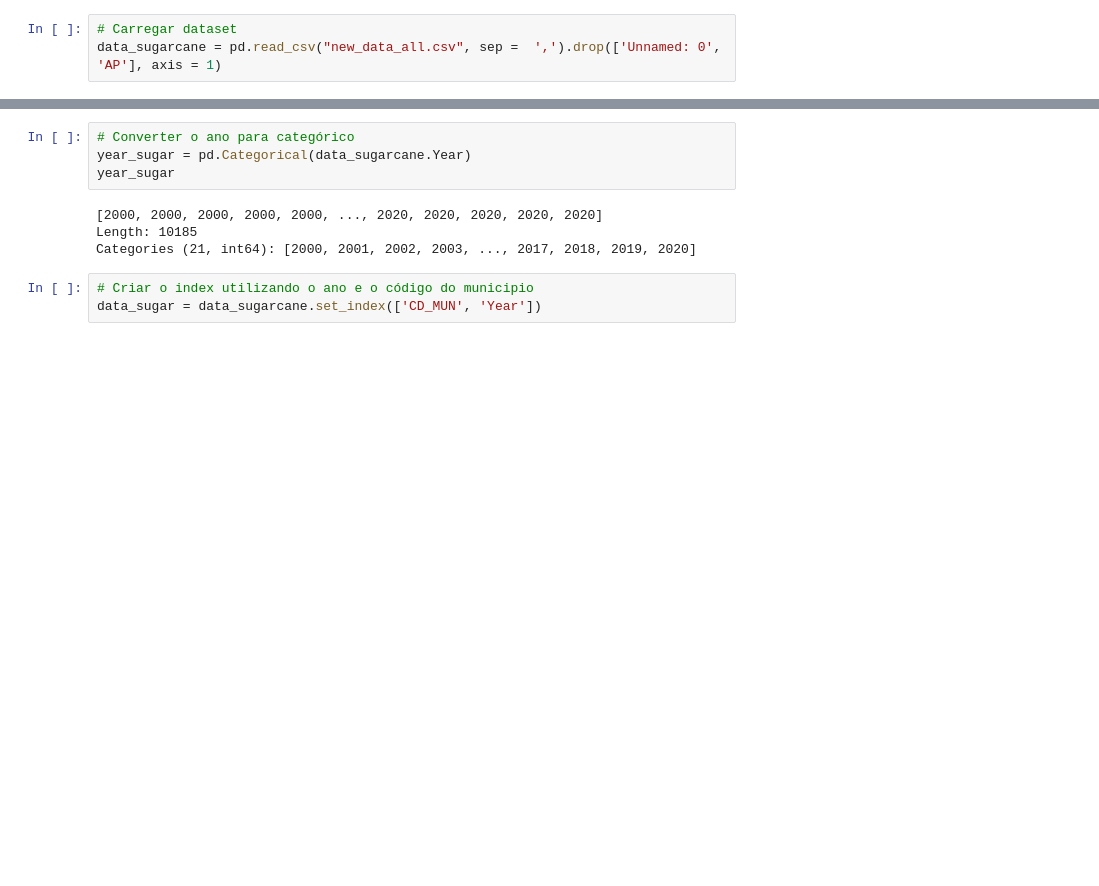
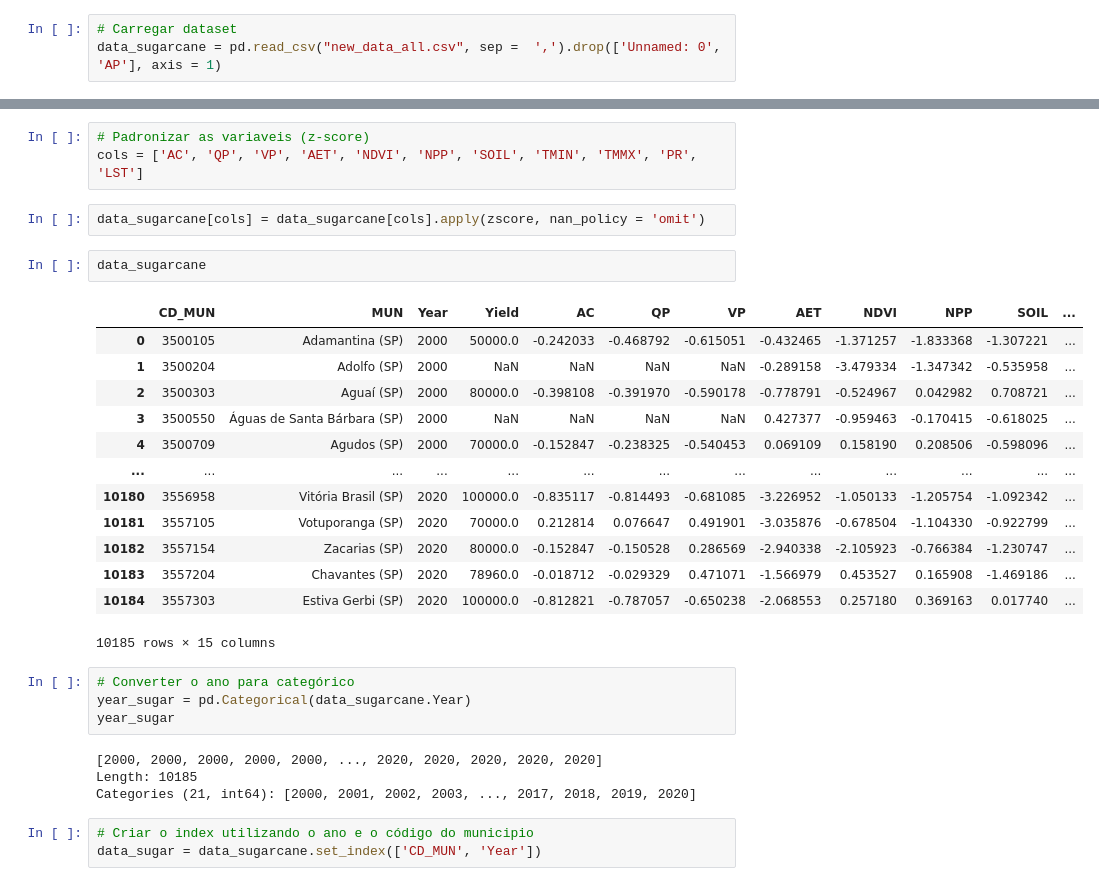
Before and after one commit to neli12/time-series-productivity-sp, a Jupyter notebook: Modelagem.ipynb, the cells around one changed output, grey strips where cells are left out. Saved outputs shown, nothing was run; the diff lists cells and outputs as text; blank space fills up the shorter version.

```diff
--- a/Modelagem.ipynb
+++ b/Modelagem.ipynb
@@ -32,3 +33,24 @@ data_sugarcane.head()
+# %%
+# Padronizar as variaveis (z-score)
+cols = ['AC', 'QP', 'VP', 'AET', 'NDVI', 'NPP', 'SOIL', 'TMIN', 'TMMX', 'PR', 'LST']
+# %%
+data_sugarcane[cols] = data_sugarcane[cols].apply(zscore, nan_policy = 'omit')
+# %%
+data_sugarcane
+# %% [output]
+|  | CD_MUN | MUN | Year | Yield | AC | QP | VP | AET | NDVI | NPP | SOIL | ... |
+| 0 | 3500105 | Adamantina (SP) | 2000 | 50000.0 | -0.242033 | -0.468792 | -0.615051 | -0.432465 | -1.371257 | -1.833368 | -1.307221 | ... |
+| 1 | 3500204 | Adolfo (SP) | 2000 | NaN | NaN | NaN | NaN | -0.289158 | -3.479334 | -1.347342 | -0.535958 | ... |
+| 2 | 3500303 | Aguaí (SP) | 2000 | 80000.0 | -0.398108 | -0.391970 | -0.590178 | -0.778791 | -0.524967 | 0.042982 | 0.708721 | ... |
+| 3 | 3500550 | Águas de Santa Bárbara (SP) | 2000 | NaN | NaN | NaN | NaN | 0.427377 | -0.959463 | -0.170415 | -0.618025 | ... |
+| 4 | 3500709 | Agudos (SP) | 2000 | 70000.0 | -0.152847 | -0.238325 | -0.540453 | 0.069109 | 0.158190 | 0.208506 | -0.598096 | ... |
+| ... | ... | ... | ... | ... | ... | ... | ... | ... | ... | ... | ... | ... |
+| 10180 | 3556958 | Vitória Brasil (SP) | 2020 | 100000.0 | -0.835117 | -0.814493 | -0.681085 | -3.226952 | -1.050133 | -1.205754 | -1.092342 | ... |
+| 10181 | 3557105 | Votuporanga (SP) | 2020 | 70000.0 | 0.212814 | 0.076647 | 0.491901 | -3.035876 | -0.678504 | -1.104330 | -0.922799 | ... |
+| 10182 | 3557154 | Zacarias (SP) | 2020 | 80000.0 | -0.152847 | -0.150528 | 0.286569 | -2.940338 | -2.105923 | -0.766384 | -1.230747 | ... |
+| 10183 | 3557204 | Chavantes (SP) | 2020 | 78960.0 | -0.018712 | -0.029329 | 0.471071 | -1.566979 | 0.453527 | 0.165908 | -1.469186 | ... |
+| 10184 | 3557303 | Estiva Gerbi (SP) | 2020 | 100000.0 | -0.812821 | -0.787057 | -0.650238 | -2.068553 | 0.257180 | 0.369163 | 0.017740 | ... |
+10185 rows × 15 columns
 # %%
 # Converter o ano para categórico
 year_sugar = pd.Categorical(data_sugarcane.Year)
```
Also changed, not shown: parts of 18 cells of this notebook.
